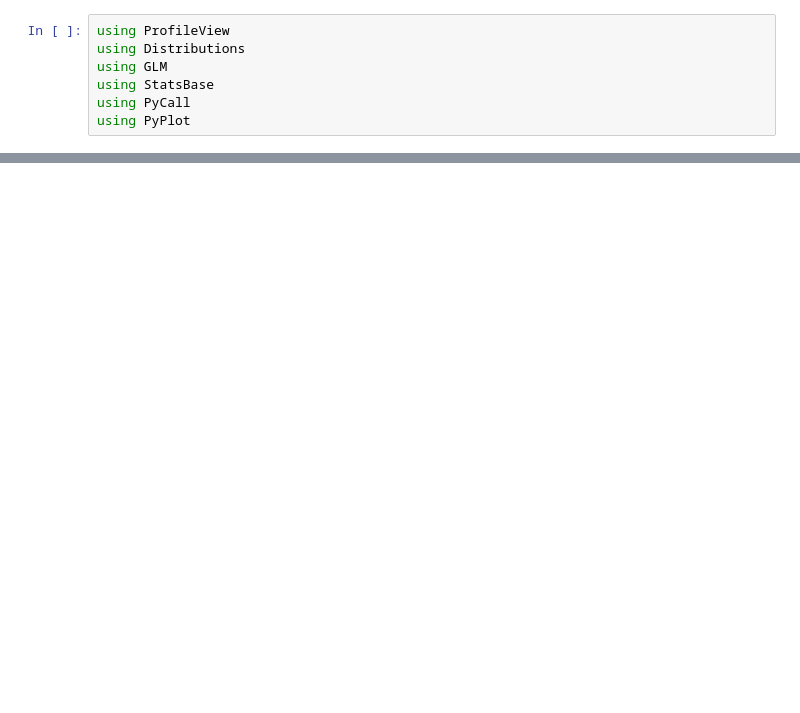
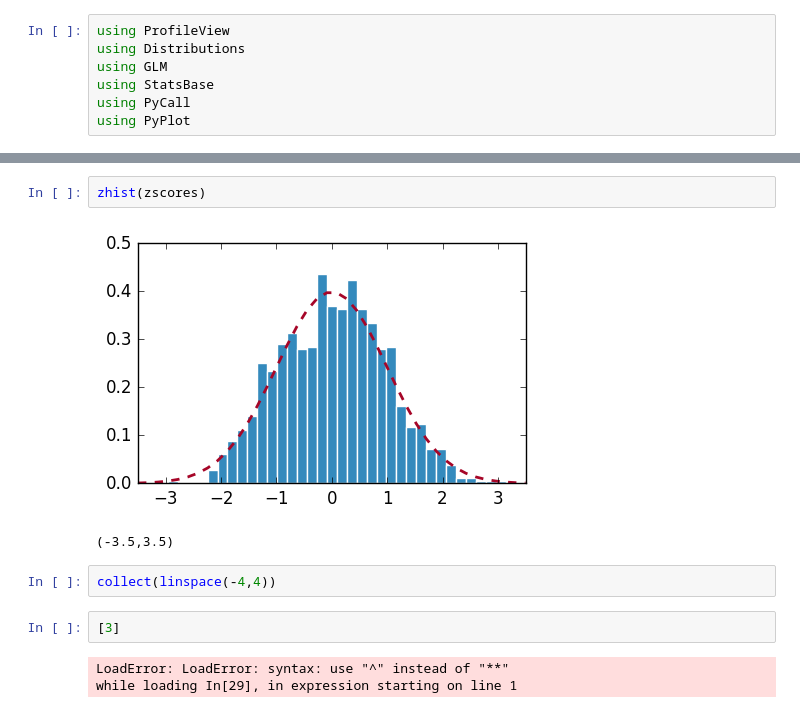
Before and after one commit to jonalm/FakeGeno, a Jupyter notebook: work.ipynb, the cells around one changed output, grey strips where cells are left out. Drawn from its saved outputs; the diff is of its cells as text; blank space fills up the shorter version.

```diff
--- a/work.ipynb
+++ b/work.ipynb
@@ -198,0 +248,12 @@ unique(Int[iseven(i) ? i-1:i for i in a])
+# %%
+zhist(zscores)
+# %% [output]
+[figure, added]
+(-3.5,3.5)
+# %%
+collect(linspace(-4,4))
+# %%
+[3]
+# %% [output]
+LoadError: LoadError: syntax: use "^" instead of "**"
+while loading In[29], in expression starting on line 1
```
Also changed, not shown: parts of 10 cells of this notebook.
